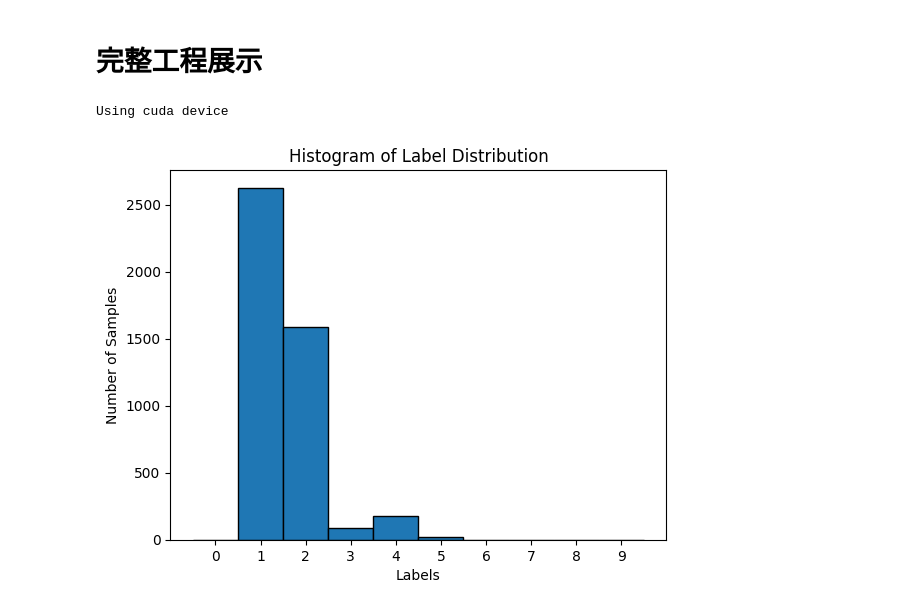
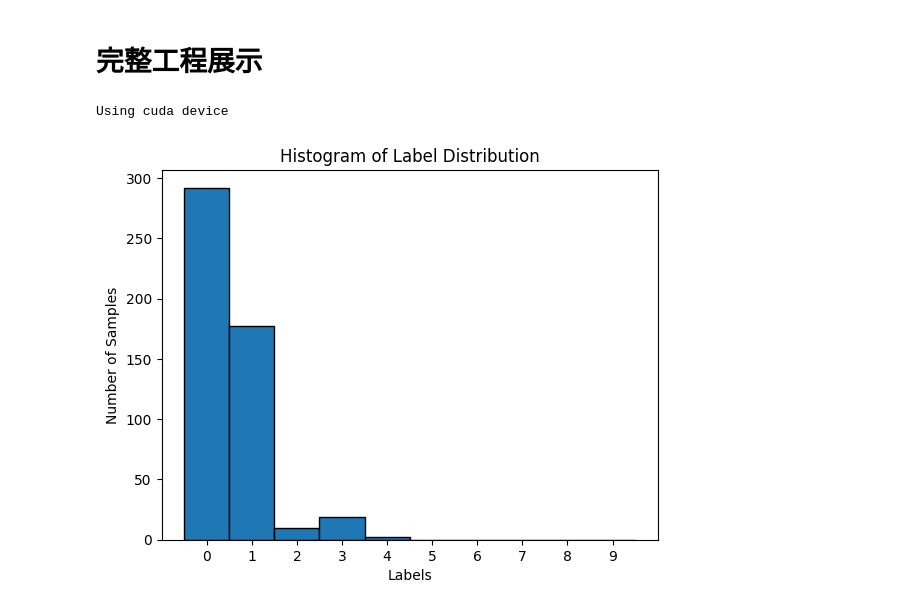
Before and after one commit to hcheng1005/about_Radar, a Jupyter notebook: 机器学习篇/CNN_customData.ipynb, the cells around one changed output. Drawn from its saved outputs; the diff is of its cells as text; code cells hidden in the pictures.

```diff
--- a/机器学习篇/CNN_customData.ipynb
+++ b/机器学习篇/CNN_customData.ipynb
@@ -182,119 +182,64 @@ class CustomDataset(Dataset):
         y = self.labels[index]
         return x, y
 
-
+# 定义一个简单的CNN模型
 class SimpleCNN(nn.Module):
     def __init__(self):
         super(SimpleCNN, self).__init__()
-        self.conv1 = nn.Conv2d(1, 16, kernel_size=3, stride=1, padding=1)
-        self.conv2 = nn.Conv2d(16, 32, kernel_size=3, stride=1, padding=1)
-        self.fc1 = nn.Linear(32 * 4 * 4, 128)
-        self.fc2 = nn.Linear(128, 10)
+        self.conv1 = nn.Conv2d(1, 8, kernel_size=3, stride=1, padding=1)
+        self.conv2 = nn.Conv2d(8, 16, kernel_size=3, stride=1, padding=1)
+        self.fc1 = nn.Linear(16 * 4 * 4, 64)
+        self.fc2 = nn.Linear(64, 5)
 
     def forward(self, x):
         x = F.max_pool2d(F.relu(self.conv1(x)), 2)
         x = F.max_pool2d(F.relu(self.conv2(x)), 2)
-        x = x.view(-1, 32 * 4 * 4)
+        x = x.view(-1, 16 * 4 * 4)
         x = F.relu(self.fc1(x))
         x = self.fc2(x)
         return x
 
-def train_model(model, dataloader, criterion, optimizer, num_epochs=20):
-    model.train()
-    model.to(device)  # Move the model to the device (GPU or CPU)
-    for epoch in range(num_epochs):
-        for data, labels in dataloader:
-            if device.type == 'cuda':
-                data, labels = data.to(device), labels.to(device)  # Move data and labels to the device
-            optimizer.zero_grad()
-            outputs = model(data)
-            loss = criterion(outputs, labels)
-            loss.backward()
-            optimizer.step()
-        print(f'Epoch {epoch+1}, Loss: {loss.item()}')
-
 
 # 读取数据集
-data_train = np.loadtxt('./ECG5000/data/ECG5000_TEST.txt')
+data_train = np.loadtxt('./ECG5000/data/ECG5000_TRAIN.txt')
 
 # 获取data和label
-X_train, y_train = data_train[:, 1:], data_train[:, 0]
+X_train, y_train = data_train[:, 1:], data_train[:, 0]-1.0
 
-new_X_train = np.zeros([4500, 16, 16])
-new_X_train[:,0:10, 0:14] = X_train.reshape([4500,10,14])
+new_X_train = np.zeros([X_train.shape[0], 16, 16])
+new_X_train[:,0:10, 0:14] = X_train.reshape([X_train.shape[0],10,14])
 
 data, labels = new_X_train, y_train
 
 # Convert data and labels to PyTorch tensors
 data = torch.tensor(data, dtype=torch.float32).unsqueeze(1)
 labels = torch.tensor(labels, dtype=torch.long)
 
 # Create dataset and dataloader
 dataset = CustomDataset(data, labels)
 dataloader = DataLoader(dataset, batch_size=32, shuffle=True)
 
 # Plotting the histogram of the labels
 plt.hist(labels.numpy(), bins=np.arange(11)-0.5, edgecolor='black')
 plt.xlabel('Labels')
 plt.ylabel('Number of Samples')
 plt.title('Histogram of Label Distribution')
 plt.xticks(np.arange(10))
 plt.show()
 
-
 # 定义模型，损失函数以及优化器
 model = SimpleCNN()
-criterion = nn.CrossEntropyLoss()
-optimizer = torch.optim.Adam(model.parameters(), lr=0.001)
+model.to(device)
 
-# Train your model
-train_model(model, dataloader, criterion, optimizer)
+# 统计模型参数量
+total_params = 0
+for name, param in model.named_parameters():
+    # print(f"Layer: {name} | Size: {param.size()} | Values : {param[:2]} \n")
+    print(f"Layer: {name} | Size: {param.size()} \n") # 打印每一层距离名称、参数大小和参数数值
+    num_params = param.numel()
+    total_params += num_params
 
-
-# 读取测试数据集
-data_train = np.loadtxt('./ECG5000/data/ECG5000_TRAIN.txt')
-
-# 获取data和label
-X_test, y_test = data_train[:, 1:], data_train[:, 0]
-
-# 评估模型
-new_X_test = np.zeros([500, 16, 16])
-new_X_test[:,0:10, 0:14] = X_test.reshape([500,10,14])
-
-test_data, test_labels = new_X_test, y_test
-test_data = torch.tensor(test_data, dtype=torch.float32).unsqueeze(1)
-test_labels = torch.tensor(test_labels, dtype=torch.long)
-
-test_dataset = CustomDataset(test_data, test_labels)
-test_loader = DataLoader(test_dataset, batch_size=64, shuffle=False)
-
-model.eval()
-
-correct = 0
-total = 0
-total_loss = 0.0
-
-y_pred = []
-y_true = []
-
-with torch.no_grad():  # 关闭梯度计算
-    for data, labels in test_loader:
-        if device.type == 'cuda':
-            data, labels = data.to(device), labels.to(device)  # Move data and labels to the device
-        outputs = model(data)
-        loss = F.cross_entropy(outputs, labels)  # 计算损失
-        total_loss += loss.item()
-        _, predicted = torch.max(outputs.data, 1)
-        total += labels.size(0)
-        correct += (predicted == labels).sum().item()
-
-        y_pred.extend(predicted.cpu().numpy())  # 收集预测结果
-        y_true.extend(labels.cpu().numpy())     # 收集真实标签
-
-average_loss = total_loss / len(test_loader)
-accuracy = correct / total
-print(f'Accuracy of the model on the test data: {100 * accuracy}%')
-print(f'Average loss: {average_loss}')
+print("Total number: ", total_params)
 # %% [output]
 Using cuda device
-[figure, old version]
+[figure, new version]
```
Also changed, not shown: parts of 8 cells of this notebook, 1 other file.
